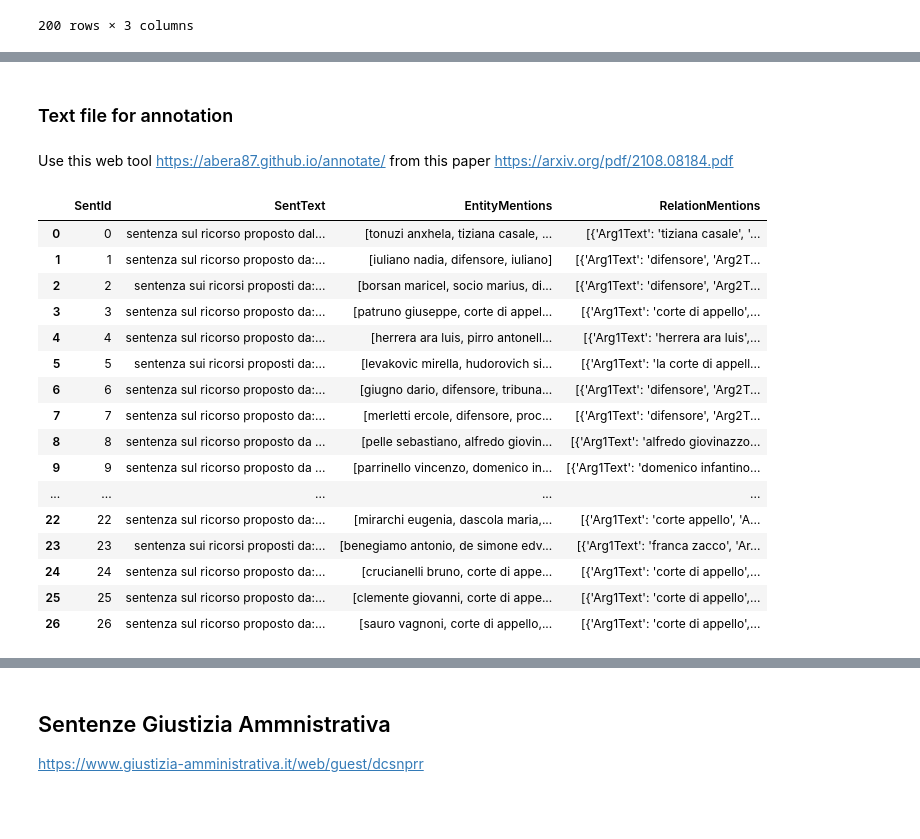
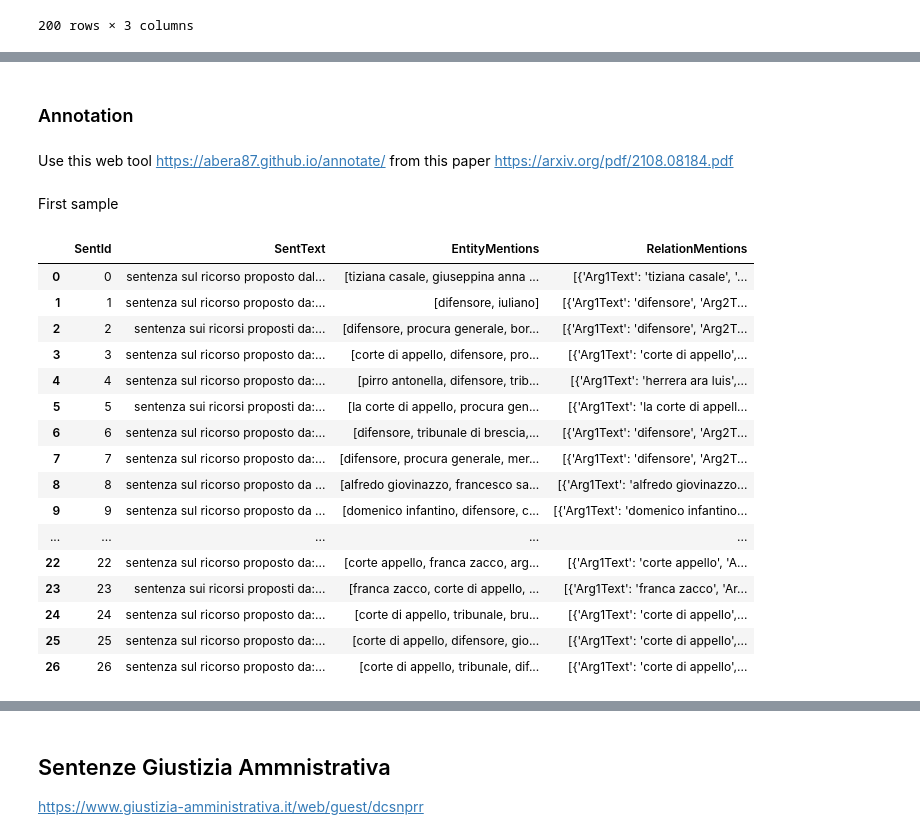
Before and after one commit to Gianpe/NLP_Anonymization, a Jupyter notebook: notebooks/Step2_DataPreparation/DataUnd_DataPrep.ipynb, the cells around one changed output, grey strips where cells are left out. Saved outputs shown, nothing was run; the diff lists cells and outputs as text; code cells hidden in the pictures; blank space fills up the shorter version.

Commit message:
50 sentences manualy annotated with rte

```diff
--- a/notebooks/Step2_DataPreparation/DataUnd_DataPrep.ipynb
+++ b/notebooks/Step2_DataPreparation/DataUnd_DataPrep.ipynb
@@ -128,3 +145,7 @@ df
-# %% [markdown]
-### Text file for annotation
+# %% [markdown]
+### Annotation
+# %% [markdown]
+Use this web tool https://abera87.github.io/annotate/ from this paper https://arxiv.org/pdf/2108.08184.pdf
+# %% [markdown]
+First sample
 # %%
@@ -137,26 +158,24 @@ ann_file = open("/content/drive/MyDrive/TA_project/progetto_TA/NLP_Anonymization
 ann_file.write(txt)
 
 ann_file.close()
-# %% [markdown]
-Use this web tool https://abera87.github.io/annotate/ from this paper https://arxiv.org/pdf/2108.08184.pdf
 # %%
-s = pd.read_json(data_path'/Output.json').head(27)
-s
+s1 = pd.read_json(data_path + '/Output.json').head(27)
+s1
 # %% [output]
 |  | SentId | SentText | EntityMentions | RelationMentions |
-| 0 | 0 | sentenza sul ricorso proposto dal... | [tonuzi anxhela, tiziana casale, ... | [{'Arg1Text': 'tiziana casale', '... |
-| 1 | 1 | sentenza sul ricorso proposto da:... | [iuliano nadia, difensore, iuliano] | [{'Arg1Text': 'difensore', 'Arg2T... |
-| 2 | 2 | sentenza sui ricorsi proposti da:... | [borsan maricel, socio marius, di... | [{'Arg1Text': 'difensore', 'Arg2T... |
-| 3 | 3 | sentenza sul ricorso proposto da:... | [patruno giuseppe, corte di appel... | [{'Arg1Text': 'corte di appello',... |
-| 4 | 4 | sentenza sul ricorso proposto da:... | [herrera ara luis, pirro antonell... | [{'Arg1Text': 'herrera ara luis',... |
-| 5 | 5 | sentenza sui ricorsi proposti da:... | [levakovic mirella, hudorovich si... | [{'Arg1Text': 'la corte di appell... |
-| 6 | 6 | sentenza sul ricorso proposto da:... | [giugno dario, difensore, tribuna... | [{'Arg1Text': 'difensore', 'Arg2T... |
-| 7 | 7 | sentenza sul ricorso proposto da:... | [merletti ercole, difensore, proc... | [{'Arg1Text': 'difensore', 'Arg2T... |
-| 8 | 8 | sentenza sul ricorso proposto da ... | [pelle sebastiano, alfredo giovin... | [{'Arg1Text': 'alfredo giovinazzo... |
-| 9 | 9 | sentenza sul ricorso proposto da ... | [parrinello vincenzo, domenico in... | [{'Arg1Text': 'domenico infantino... |
+| 0 | 0 | sentenza sul ricorso proposto dal... | [tiziana casale, giuseppina anna ... | [{'Arg1Text': 'tiziana casale', '... |
+| 1 | 1 | sentenza sul ricorso proposto da:... | [difensore, iuliano] | [{'Arg1Text': 'difensore', 'Arg2T... |
+| 2 | 2 | sentenza sui ricorsi proposti da:... | [difensore, procura generale, bor... | [{'Arg1Text': 'difensore', 'Arg2T... |
+| 3 | 3 | sentenza sul ricorso proposto da:... | [corte di appello, difensore, pro... | [{'Arg1Text': 'corte di appello',... |
+| 4 | 4 | sentenza sul ricorso proposto da:... | [pirro antonella, difensore, trib... | [{'Arg1Text': 'herrera ara luis',... |
+| 5 | 5 | sentenza sui ricorsi proposti da:... | [la corte di appello, procura gen... | [{'Arg1Text': 'la corte di appell... |
+| 6 | 6 | sentenza sul ricorso proposto da:... | [difensore, tribunale di brescia,... | [{'Arg1Text': 'difensore', 'Arg2T... |
+| 7 | 7 | sentenza sul ricorso proposto da:... | [difensore, procura generale, mer... | [{'Arg1Text': 'difensore', 'Arg2T... |
+| 8 | 8 | sentenza sul ricorso proposto da ... | [alfredo giovinazzo, francesco sa... | [{'Arg1Text': 'alfredo giovinazzo... |
+| 9 | 9 | sentenza sul ricorso proposto da ... | [domenico infantino, difensore, c... | [{'Arg1Text': 'domenico infantino... |
 | ... | ... | ... | ... | ... |
-| 22 | 22 | sentenza sul ricorso proposto da:... | [mirarchi eugenia, dascola maria,... | [{'Arg1Text': 'corte appello', 'A... |
-| 23 | 23 | sentenza sui ricorsi proposti da:... | [benegiamo antonio, de simone edv... | [{'Arg1Text': 'franca zacco', 'Ar... |
-| 24 | 24 | sentenza sul ricorso proposto da:... | [crucianelli bruno, corte di appe... | [{'Arg1Text': 'corte di appello',... |
-| 25 | 25 | sentenza sul ricorso proposto da:... | [clemente giovanni, corte di appe... | [{'Arg1Text': 'corte di appello',... |
-| 26 | 26 | sentenza sul ricorso proposto da:... | [sauro vagnoni, corte di appello,... | [{'Arg1Text': 'corte di appello',... |
+| 22 | 22 | sentenza sul ricorso proposto da:... | [corte appello, franca zacco, arg... | [{'Arg1Text': 'corte appello', 'A... |
+| 23 | 23 | sentenza sui ricorsi proposti da:... | [franca zacco, corte di appello, ... | [{'Arg1Text': 'franca zacco', 'Ar... |
+| 24 | 24 | sentenza sul ricorso proposto da:... | [corte di appello, tribunale, bru... | [{'Arg1Text': 'corte di appello',... |
+| 25 | 25 | sentenza sul ricorso proposto da:... | [corte di appello, difensore, gio... | [{'Arg1Text': 'corte di appello',... |
+| 26 | 26 | sentenza sul ricorso proposto da:... | [corte di appello, tribunale, dif... | [{'Arg1Text': 'corte di appello',... |
```
Also changed, not shown: parts of 12 cells of this notebook, 6 other files.
